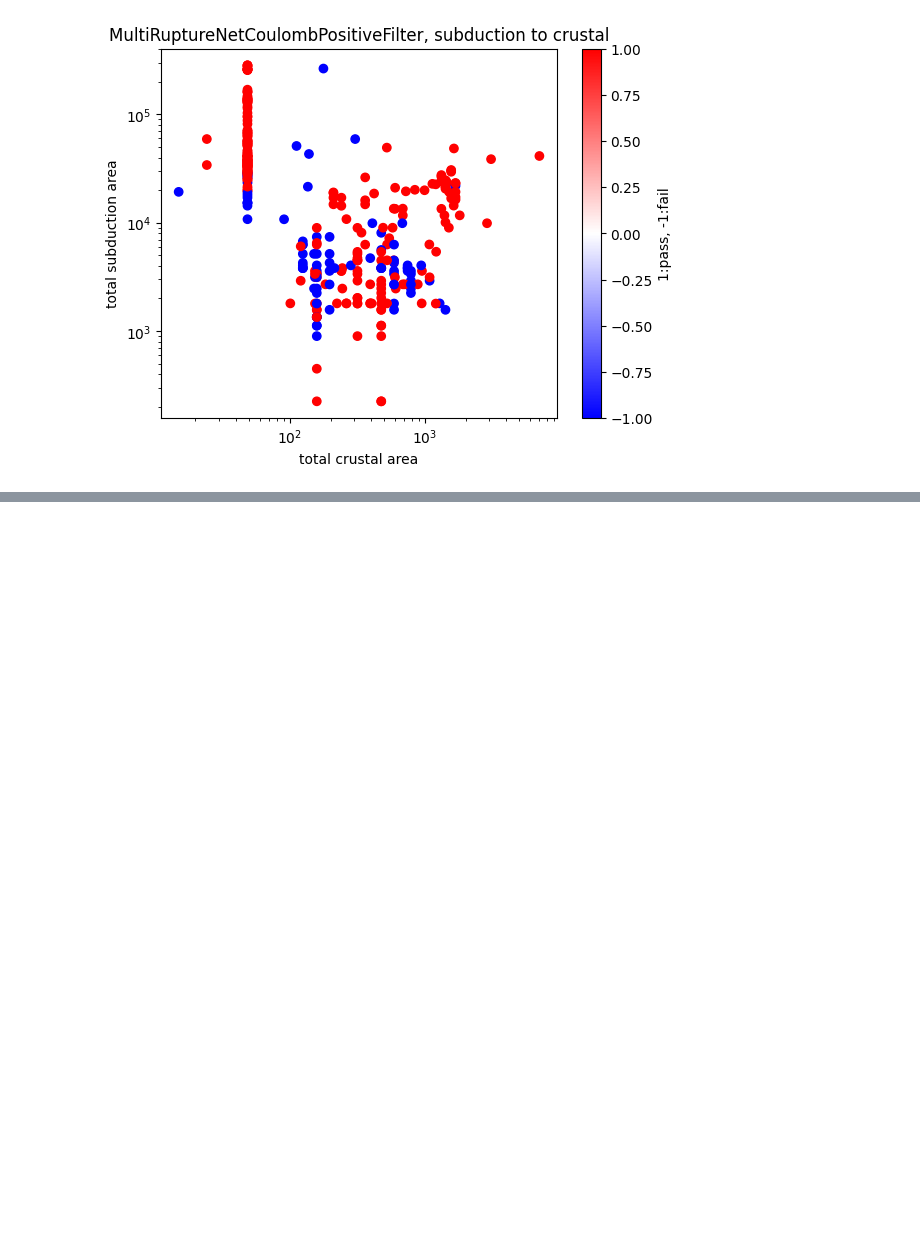
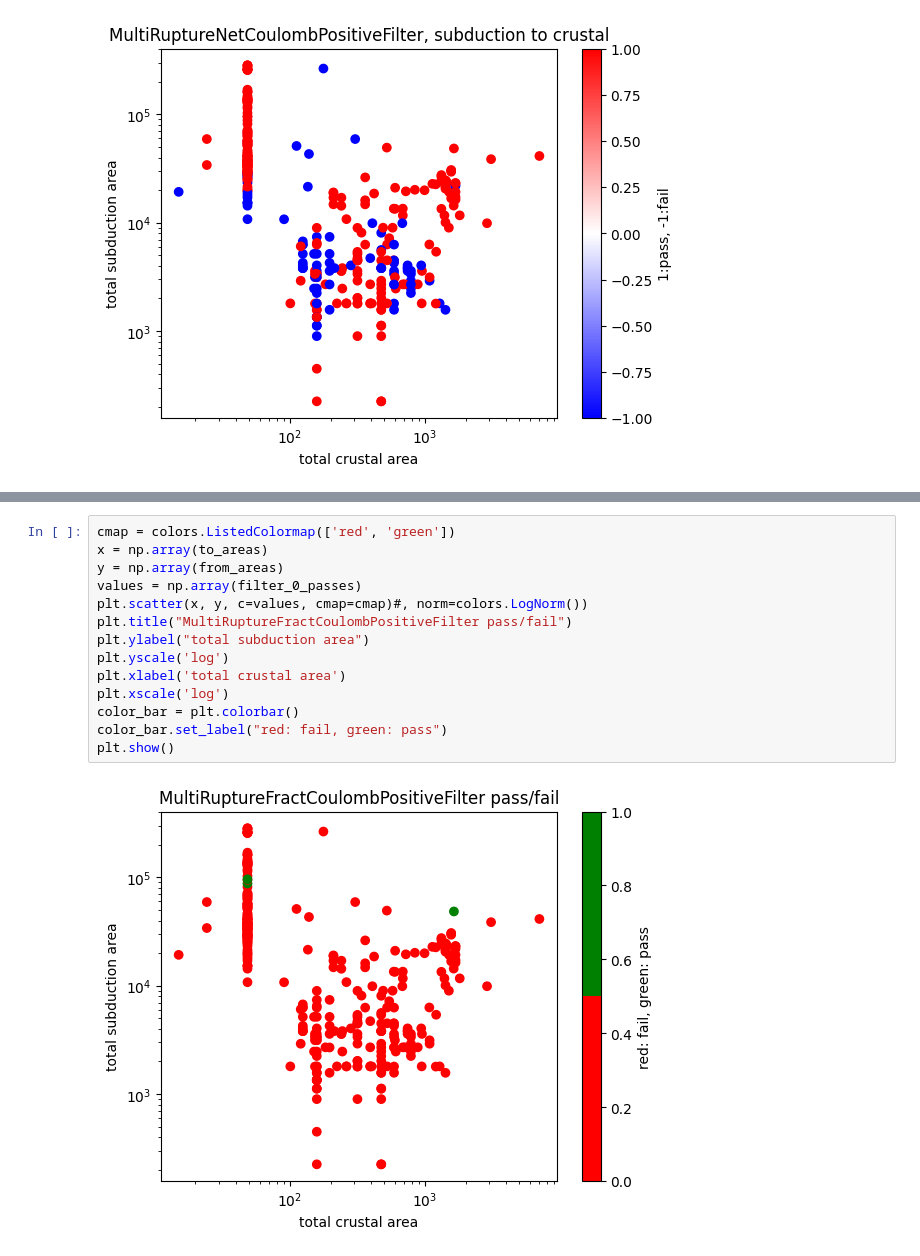
Before and after one commit to voj/science-playground, a Jupyter notebook: WORKDIR/coulomb-fractions.ipynb, the cells around one changed output, grey strips where cells are left out. Drawn from its saved outputs; the diff is of its cells as text; blank space fills up the shorter version.

```diff
--- a/WORKDIR/coulomb-fractions.ipynb
+++ b/WORKDIR/coulomb-fractions.ipynb
@@ -88,0 +142,16 @@ plt.show()
+# %%
+cmap = colors.ListedColormap(['red', 'green'])
+x = np.array(to_areas)
+y = np.array(from_areas)
+values = np.array(filter_0_passes)
+plt.scatter(x, y, c=values, cmap=cmap)#, norm=colors.LogNorm())
+plt.title("MultiRuptureFractCoulombPositiveFilter pass/fail")
+plt.ylabel("total subduction area")
+plt.yscale('log')
+plt.xlabel('total crustal area')
+plt.xscale('log')
+color_bar = plt.colorbar()
+color_bar.set_label("red: fail, green: pass")
+plt.show()
+# %% [output]
+[figure, added]
```
Also changed, not shown: parts of 7 cells of this notebook, 2 other files.
